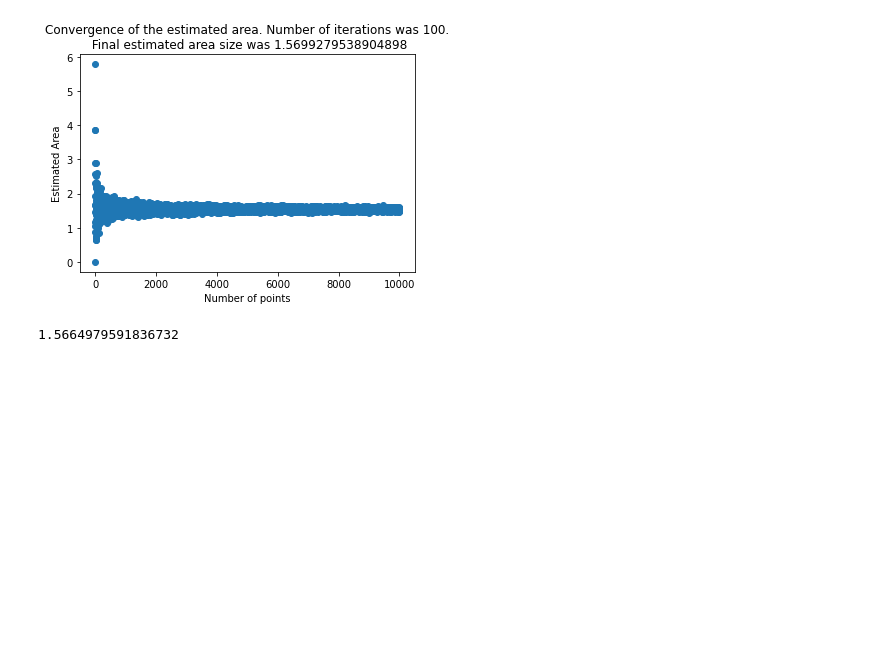
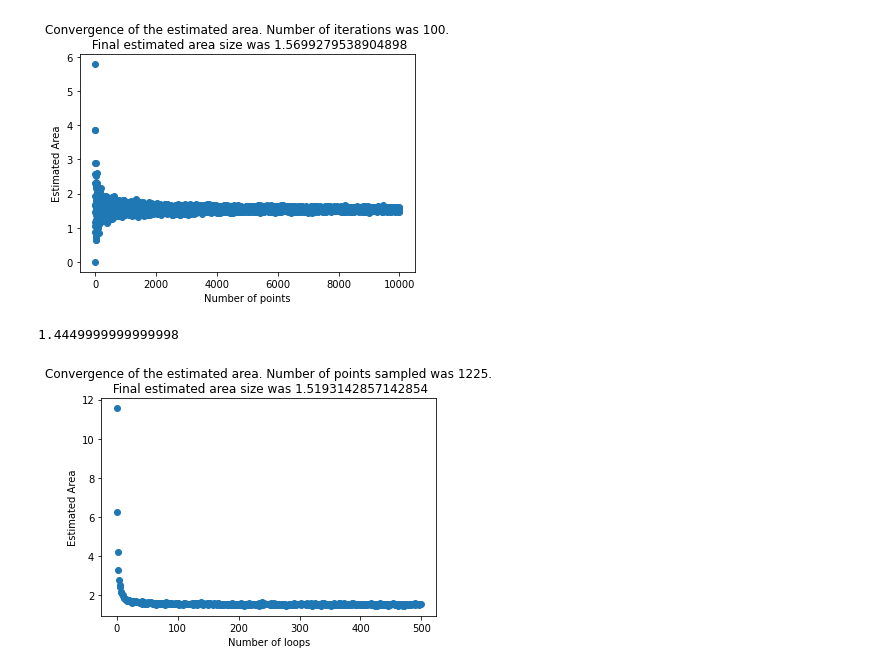
Before and after one commit to Caesar-blip/stochsim_assignment1, a Jupyter notebook: assignment1.ipynb, the cells around one changed output. Cells and saved outputs as stored; diff of their text form; code cells hidden in the pictures; blank space fills up the shorter version.

Commit message:
drew some orthogonal pictures

```diff
--- a/assignment1.ipynb
+++ b/assignment1.ipynb
@@ -120,8 +120,33 @@ plt.title(f"Convergence of the estimated area. Number of iterations was 100.\n F
 plt.savefig("pointsAreaLatin.jpg")
 # %% [output]
 [figure]
-# %%
-simulator = mendelSim(simStrat = "orthogonal", width = 35**2, aspectRatio = 1, precision = 100)
-simulator.run_sim()
-# %% [output]
-1.5664979591836732
+# %%
+simulator = mendelSim(simStrat = "orthogonal", width = 4**2, aspectRatio = 1, precision = 100)
+simulator.run_sim()
+# %% [output]
+1.4449999999999998
+# %%
+def monteCarloOrtho(precision, width):
+    simulator = mendelSim(simStrat = "orthogonal", width = width**2, aspectRatio = 1, precision = precision, draw=False, niceColors=False)
+    return simulator.run_sim()
+# %%
+#test convergence of orthogonal latin hypercube strategy. This works a little differently,
+# because our input points are dependent on the square of the width of the picture
+
+inputPrecisionSize = 500
+inputPrecision = np.arange(inputPrecisionSize)
+np.random.shuffle(inputPrecision)
+resultsPrecision = Parallel(n_jobs=8)(delayed(monteCarloOrtho)(precision = i, width = 35)
+                                      for i in notebook.tqdm(inputPrecision))
+
+arrPrecision = np.array(resultsPrecision)
+errorPrecision = abs(arrPrecision - arrPrecision[np.where(inputPrecision == inputPrecisionSize-1)][0])
+precisionResult = np.array((inputPrecision, arrPrecision, errorPrecision))
+# %%
+plt.scatter(precisionResult[0], precisionResult[1])
+plt.ylabel("Estimated Area")
+plt.xlabel("Number of loops")
+plt.title(f"Convergence of the estimated area. Number of points sampled was {35**2}.\n Final estimated area size was {arrPrecision[-1]}")
+plt.savefig("precisionAreaOrtho.jpg")
+# %% [output]
+[figure, added]
```
Also changed, not shown: parts of 3 cells of this notebook, 3 other files.
